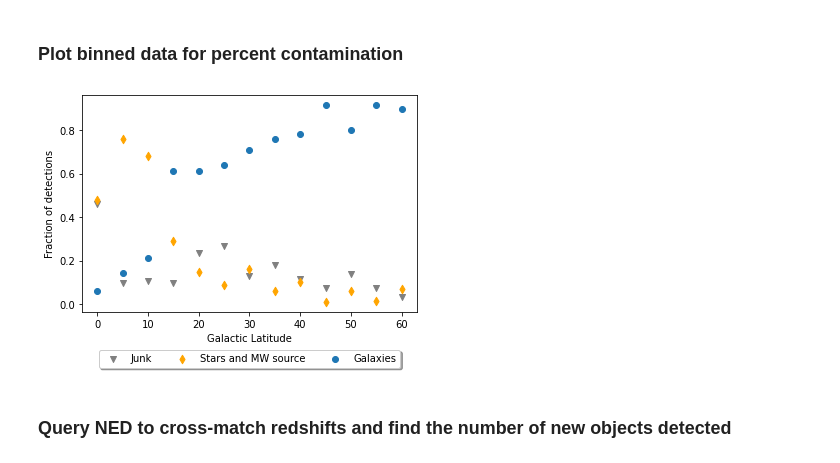
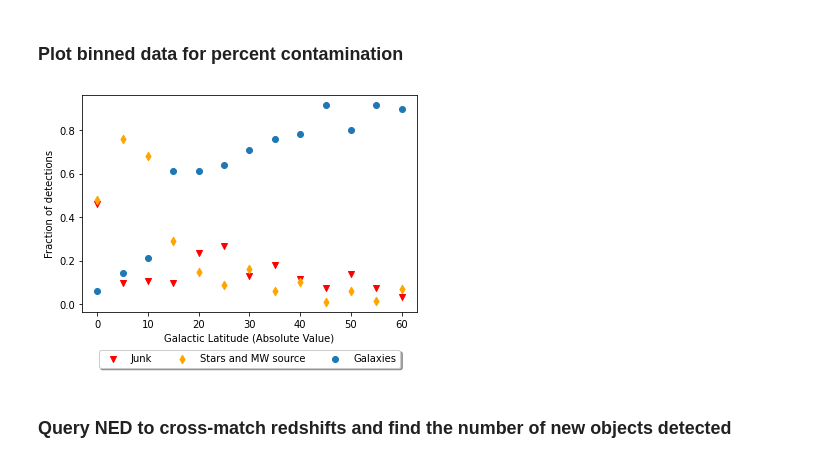
Before and after one commit to amberwang2/CLU_2022, a Jupyter notebook: plots.ipynb, the cells around one changed output. Drawn from its saved outputs; the diff is of its cells as text; code cells hidden in the pictures.

```diff
--- a/plots.ipynb
+++ b/plots.ipynb
@@ -52,25 +52,25 @@ for i in range(0, 65, 5):
 # %%
 bins_gal = [i[0] for i in bins]
 bins_star = [i[1] for i in bins]
 bins_junk = [i[2] for i in bins]
 bins_mw = [i[3] for i in bins]
 bins_pog = [i[4] for i in bins]
 bins_good = [i[0] + i[4] for i in bins]
 bins_bad = [i[2] + i[3] for i in bins]
 label_x = [i for i in range(0, 65, 5)]
 
-plt.scatter(label_x, bins_bad, marker="v", color='grey', label='Junk')
+plt.scatter(label_x, bins_bad, marker="v", color='red', label='Junk')
 plt.scatter(label_x, bins_star, marker="d", color="orange", label='Stars and MW source')
 plt.scatter(label_x, bins_good, marker="o", label='Galaxies')
 
-plt.xlabel("Galactic Latitude")
+plt.xlabel("Galactic Latitude (Absolute Value)")
 plt.ylabel("Fraction of detections")
 plt.legend(loc='upper center', bbox_to_anchor=(0.5, -0.15),
           fancybox=True, shadow=True, ncol=5)
 
 plt.savefig('plots/binned_fraction.jpg', dpi=600, bbox_inches='tight')
 # %% [output]
-[figure, old version]
+[figure, new version]
 # %% [markdown]
 ### Query NED to cross-match redshifts and find the number of new objects detected
 # %%
```
Also changed, not shown: parts of 7 cells of this notebook, 5 other files.
